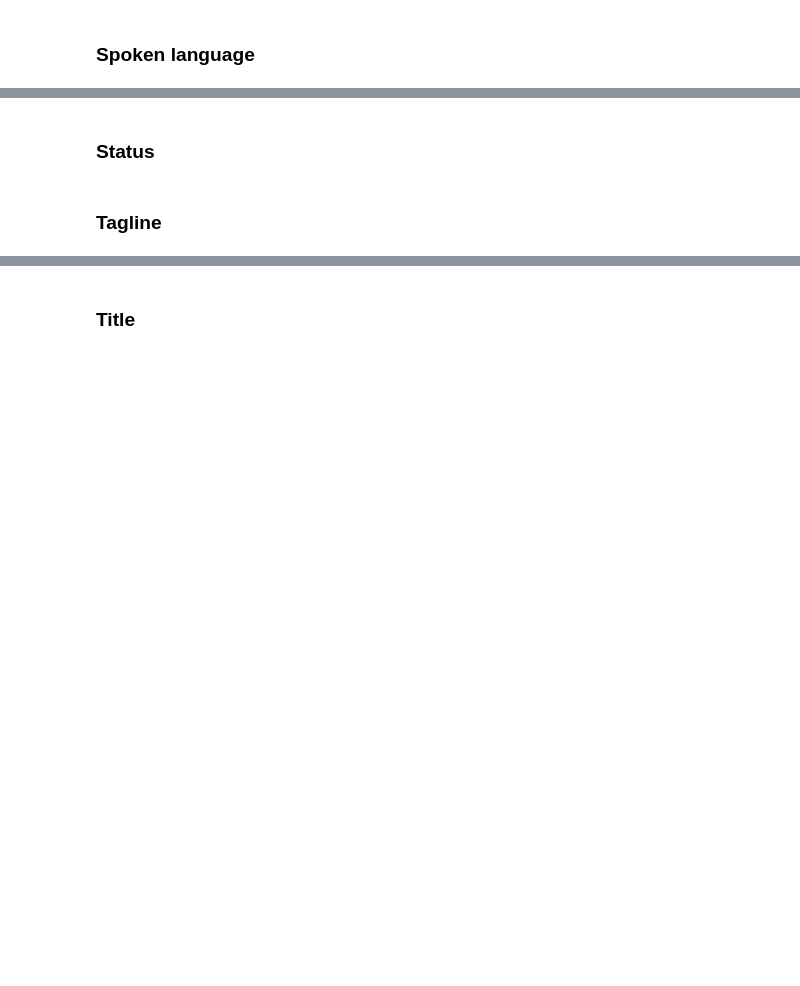
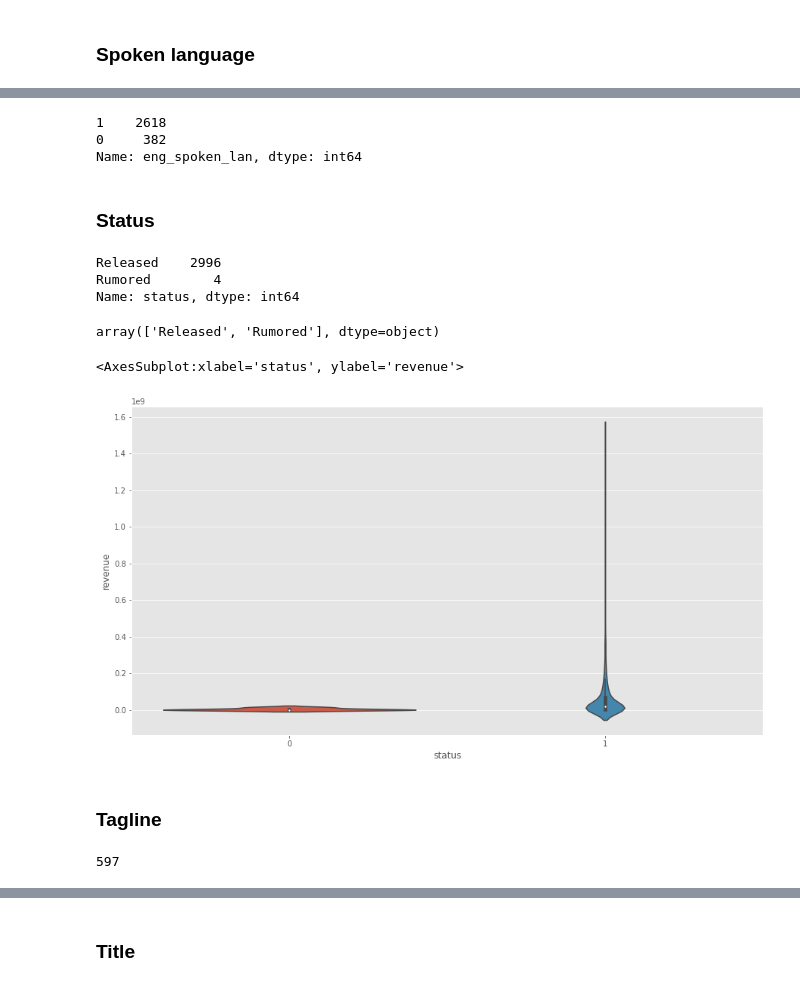
Before and after one commit to eydeem/Movie-prediction, a Jupyter notebook: main.ipynb, the cells around one changed output, grey strips where cells are left out. Drawn from its saved outputs; the diff is of its cells as text; code cells hidden in the pictures; blank space fills up the shorter version.

```diff
--- a/main.ipynb
+++ b/main.ipynb
@@ -821,4 +878,28 @@ train, test = import_data()
+# %%
+train['eng_spoken_lan'].value_counts()
+# %% [output]
+1    2618
+0     382
+Name: eng_spoken_lan, dtype: int64
 # %% [markdown]
 ### Status
 # %%
 train, test = import_data()
+# %%
+train['status'].value_counts()
+# %% [output]
+Released    2996
+Rumored        4
+Name: status, dtype: int64
+# %%
+train['status'].unique()
+# %% [output]
+array(['Released', 'Rumored'], dtype=object)
+# %%
+train['status'] = train['status'].map({'Released': 1, 'Rumored': 0 })
+# %%
+plt.figure(figsize=(15,8))
+sns.violinplot(x = 'status', y = 'revenue', data = train)
+# %% [output]
+<AxesSubplot:xlabel='status', ylabel='revenue'>
+[figure, added]
@@ -826,3 +909,7 @@ train, test = import_data()
 ### Tagline
 # %%
 train, test = import_data()
+# %%
+train['tagline'].isnull().sum()
+# %% [output]
+597
```
Also changed, not shown: parts of 32 cells of this notebook.
